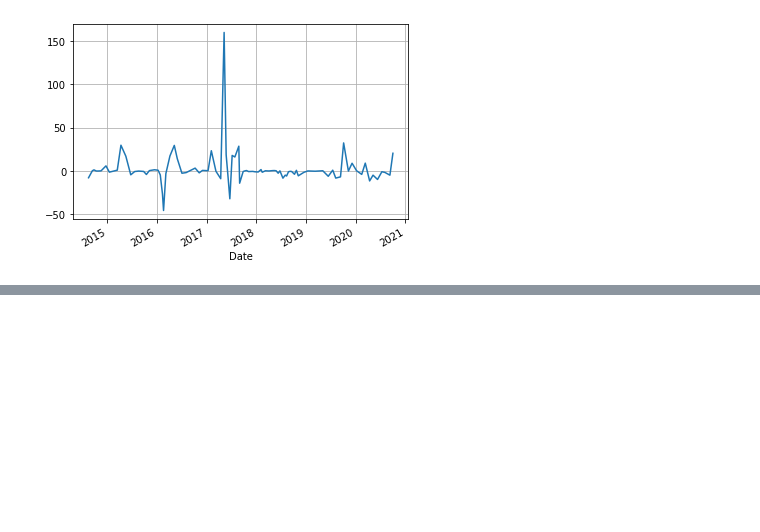
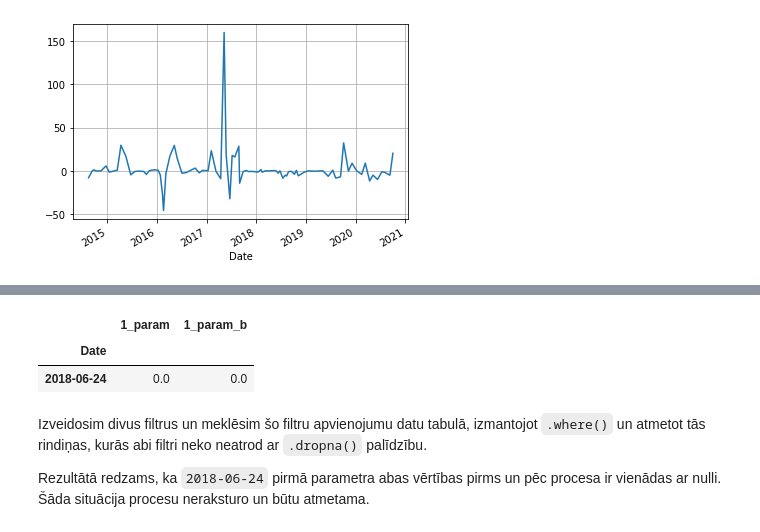
Before and after one commit to didzislauva/jupyter_tutorial, a Jupyter notebook: Laikrinda 4.ipynb, the cells around one changed output, grey strips where cells are left out. Saved outputs shown, nothing was run; the diff lists cells and outputs as text; code cells hidden in the pictures; blank space fills up the shorter version.

```diff
--- a/Laikrinda 4.ipynb
+++ b/Laikrinda 4.ipynb
@@ -92,2 +87,14 @@ Timestamp('2016-01-04 00:00:00')
+# %%
+filter1=df["1_param"]==0
+filter2=df["1_param_b"]==0
+df[["1_param","1_param_b"]].where(filter1 & filter2).dropna()
+# %% [output]
+|  | 1_param | 1_param_b |
+| Date |  |  |
+| 2018-06-24 | 0.0 | 0.0 |
+# %% [markdown]
+Izveidosim divus filtrus un meklēsim šo filtru apvienojumu datu tabulā, izmantojot `.where()` un atmetot tās rindiņas, kurās abi filtri neko neatrod ar `.dropna()` palīdzību.
+
+Rezultātā redzams, ka `2018-06-24` pirmā parametra abas vērtības pirms un pēc procesa ir vienādas ar nulli. Šāda situācija procesu neraksturo un būtu atmetama.
 # %%
 df_mod=df.drop(pd.to_datetime("2018-06-24"))
```
Also changed, not shown: parts of 16 cells of this notebook.
